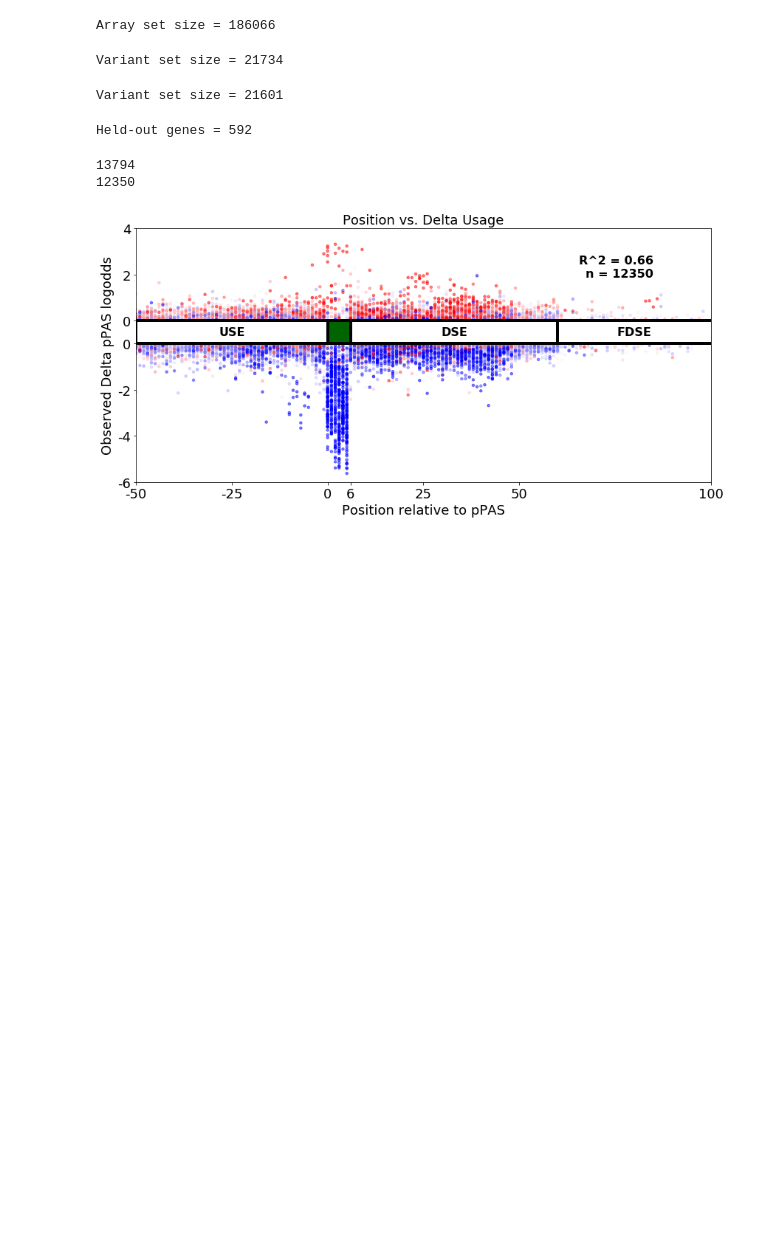
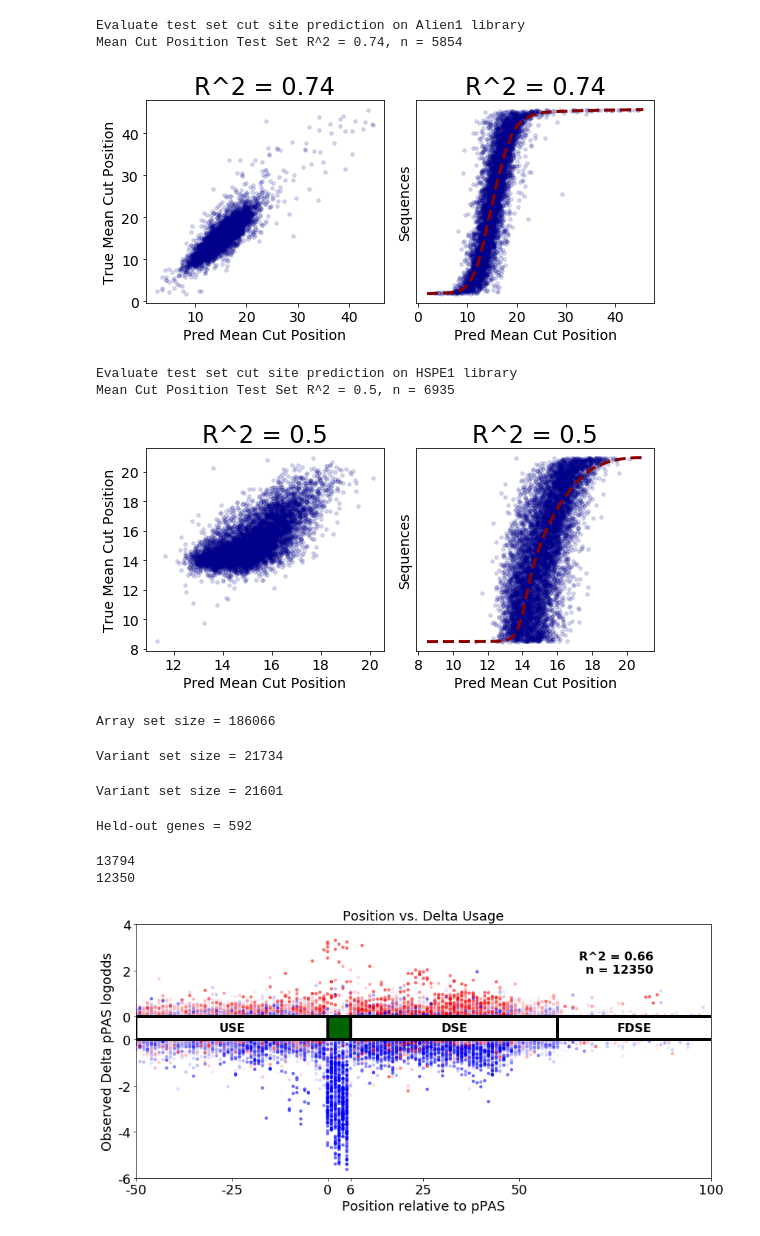
Before and after one commit to johli/aparent, a Jupyter notebook: analysis/evaluate_aparent_random_mpra.ipynb, the cells around one changed output. Cells and saved outputs as stored; diff of their text form; code cells hidden in the pictures; blank space fills up the shorter version.

```diff
--- a/analysis/evaluate_aparent_random_mpra.ipynb
+++ b/analysis/evaluate_aparent_random_mpra.ipynb
@@ -224,3 +271,20 @@ Iso vs. Cut-Iso r^2 = 0.85
+# %%
+#Evaluate predicted vs. observed mean cut position on test sets
+
+print("Evaluate test set cut site prediction on Alien1 library")
+
+plot_cut_position_scatters(cut_true, cut_pred, lib_index, [22])
+
+print("Evaluate test set cut site prediction on HSPE1 library")
+
+plot_cut_position_scatters(cut_true, cut_pred, lib_index, [35])
+# %% [output]
+Evaluate test set cut site prediction on Alien1 library
+Mean Cut Position Test Set R^2 = 0.74, n = 5854
+[figure, added]
+Evaluate test set cut site prediction on HSPE1 library
+Mean Cut Position Test Set R^2 = 0.5, n = 6935
+[figure, added]
 # %%
 #Load non-collapsed array data
 array_dict = pickle.load(open('apa_array_data_seq.pickle', 'rb'))
```
Also changed, not shown: parts of 11 cells of this notebook, 5 other files.
